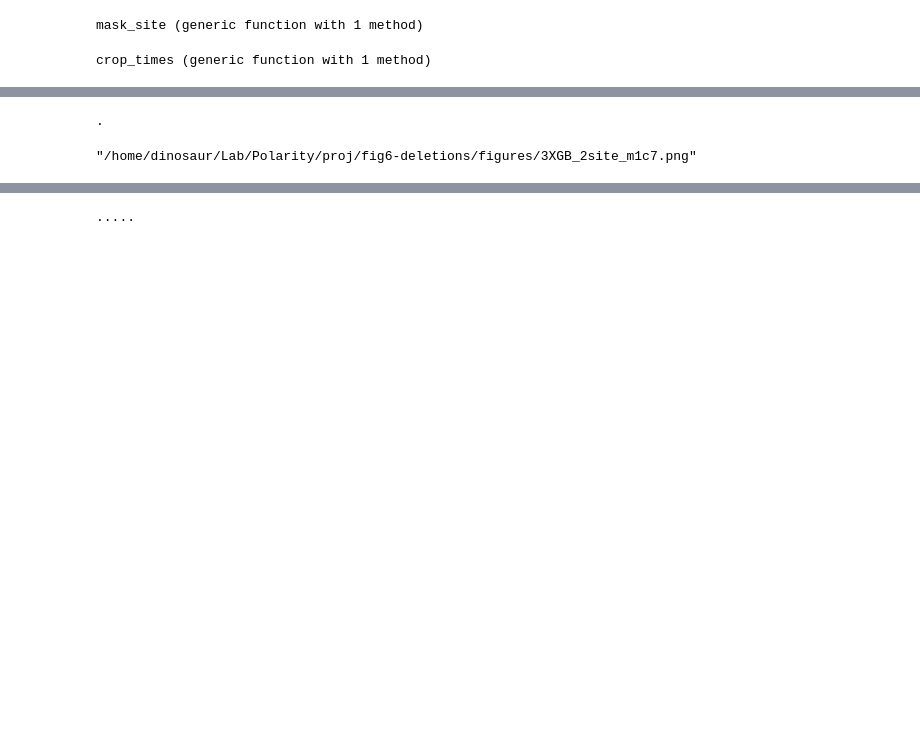
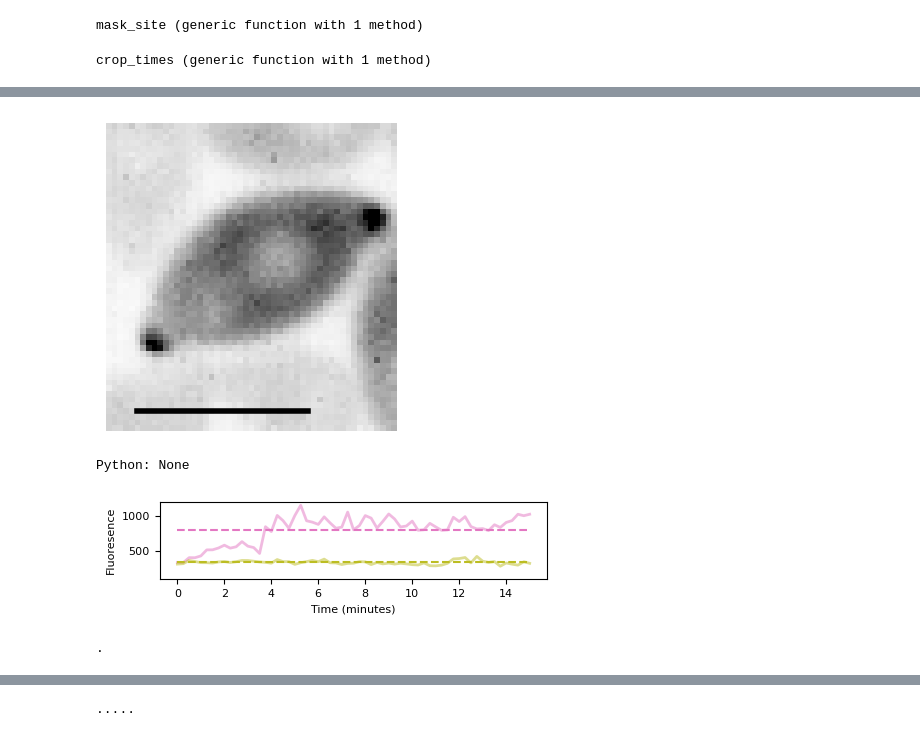
Before and after one commit to crockeraw/PolarityProject, a Jupyter notebook: proj/fig6-deletions/notebooks/bem1_equalization.ipynb, the cells around one changed output, grey strips where cells are left out. Saved outputs shown, nothing was run; the diff lists cells and outputs as text; code cells hidden in the pictures; blank space fills up the shorter version.

```diff
--- a/proj/fig6-deletions/notebooks/bem1_equalization.ipynb
+++ b/proj/fig6-deletions/notebooks/bem1_equalization.ipynb
@@ -53,7 +89,21 @@ crop_times (generic function with 1 method)
+# %%
+frames = max(times_max1, times_max2)
+img = load(file)
+im_array = Float64.(img) * 65535
+fig, ax = subplots(figsize=(4,4))
+sblen = 6.15*5
+plot(range(5,5+sblen), ones(Int(round(sblen))).*50, color="black", linewidth=4) #5um scalebar
+imshow(mean(im_array[:,:,frames], dims=(3)), cmap="Greys", clim=(100,200))
+ax.set_axis_off()
+display(gcf())
+savefig("../figures/3xGB_heatmap_wt_m1c8.svg", transparent=true)
+# %% [output]
+[figure, added]
+Python: None
 # %%
-file = "../data/2024_09_26-3XGBpak1Del/2patch/movie12-cell4.tif"
-file = "../data/2024_09_26-3XGBwt/2patch/movie1-cell7.tif"
-#file = "../data/2024_09_26-3XGBwt/2patch/movie1-cell3.tif"
+file = "../data/2024_09_26-3XGBpak1Del/2patch/movie12-cell3.tif"
+file = "../data/2024_09_26-3XGBpak1Del/2patch/movie12-cell8.tif"
+#file = "../data/2024_09_26-3XGBpak1Del/2patch/movie7-cell3.tif"
 interval = 15
 time_threshold=0.5
 masks = mask_site(file, 0.3, n_sites=2);
@@ -67,6 +117,19 @@ times_max2 = crop_times(q2, 15*(60/interval), time_threshold)
 crop1 = q1[max(times_max1, times_max2)]
 crop2 = q2[max(times_max1, times_max2)]
 t = range(0,60/15*15)*(15/60) # Convert from 1 frame every 5 sec, to minutes
+
+fig, ax = subplots(figsize=(5,1))
+ax.plot(t, crop1, linewidth=2, color="C6", alpha=0.5)
+ax.hlines(mean(crop1),0,15, ls="--", color="C6")
+ax.plot(t, crop2, linewidth=2, color="C8", alpha=0.5)
+ax.hlines(mean(crop2),0,15, ls="--", color="C8")
+ax.set_ylabel("Fluoresence", fontsize=8)
+ax.set_xlabel("Time (minutes)", fontsize=8)
+ax.tick_params(labelsize=8)
+ax.set_ylim(100,1200)
+
+savefig("../figures/3xGB_trace_pak1_m12c8.svg")
+display(gcf())
 # %% [output]
+[figure, added]
 .
-"/home/dinosaur/Lab/Polarity/proj/fig6-deletions/figures/3XGB_2site_m1c7.png"
```
Also changed, not shown: parts of 16 cells of this notebook, 41 other files.
